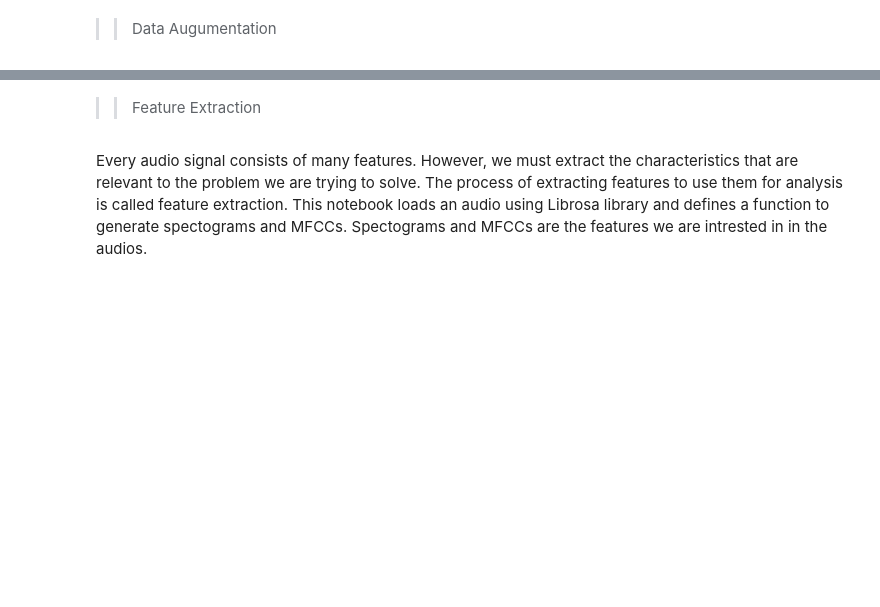
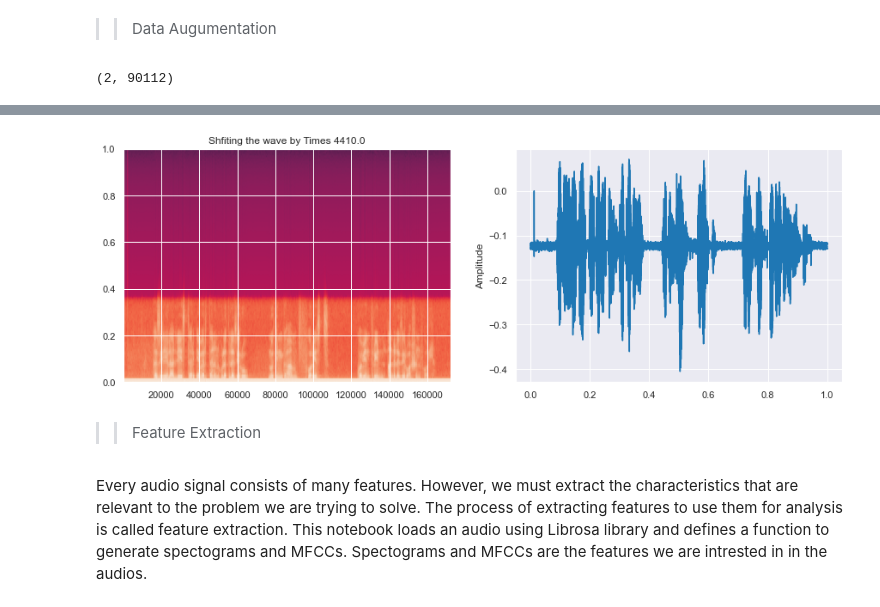
Before and after one commit to Speech-to-text-tenac/STT, a Jupyter notebook: notebooks/preprocessing_task1.ipynb, the cells around one changed output, grey strips where cells are left out. Cells and saved outputs as stored; diff of their text form; code cells hidden in the pictures; blank space fills up the shorter version.

Commit message:
data agumentation preprocessing

```diff
--- a/notebooks/preprocessing_task1.ipynb
+++ b/notebooks/preprocessing_task1.ipynb
@@ -231,0 +205,9 @@ ipd.Audio(wav_roll,rate=sample_rate)
+# %%
+prep.augment_audio(audios, sr)[demo_audio].shape
+# %% [output]
+(2, 90112)
+# %%
+wav_roll = np.roll(samples,int(sample_rate/10))
+prep.plot_spec(data=wav_roll,sr=sample_rate)
+ipd.Audio(wav_roll,rate=sample_rate)
+# %% [output]
@@ -232,3 +215,4 @@ ipd.Audio(wav_roll,rate=sample_rate)
+[figure, added]
 # %% [markdown]
 >> Feature Extraction
 # %% [markdown]
```
Also changed, not shown: parts of 4 cells of this notebook, 1 other file.
